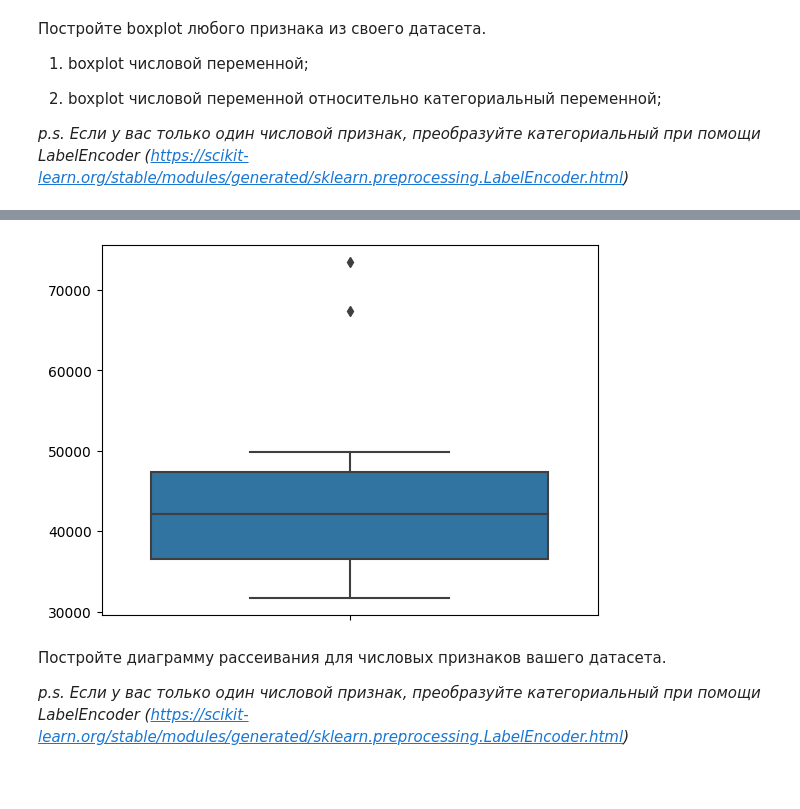
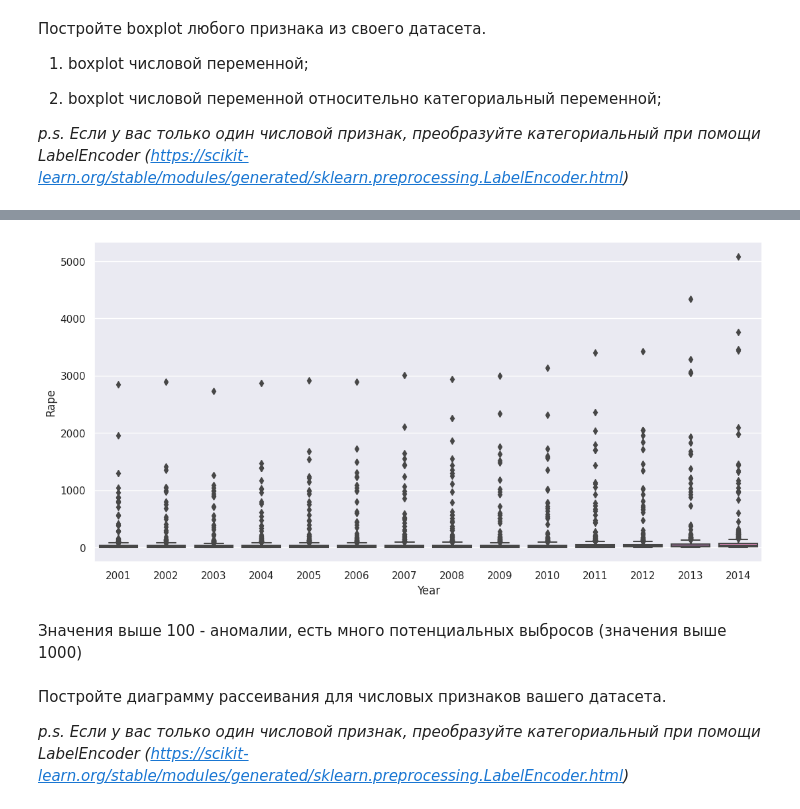
Before and after one commit to YLysov0017/Pproject, a Jupyter notebook: ML_lab2.ipynb, the cells around one changed output, grey strips where cells are left out. Saved outputs shown, nothing was run; the diff lists cells and outputs as text; code cells hidden in the pictures; blank space fills up the shorter version.

```diff
--- a/ML_lab2.ipynb
+++ b/ML_lab2.ipynb
@@ -175,7 +168,9 @@ sns.boxplot(data=df, y="Rape")
-# %%
-B = sns.boxplot(y = list(rapes_to_year.values()))
-# %% [output]
-[figure, removed]
+# %%
+B = sns.boxplot(data=df, y=df['Rape'], x=df['Year'])
+# %% [output]
+[figure, added]
+# %% [markdown]
+Значения выше 100 - аномалии, есть много потенциальных выбросов (значения выше 1000)
 # %% [markdown]
 Постройте диаграмму рассеивания для числовых признаков вашего датасета.
 
```
Also changed, not shown: parts of 5 cells of this notebook.
